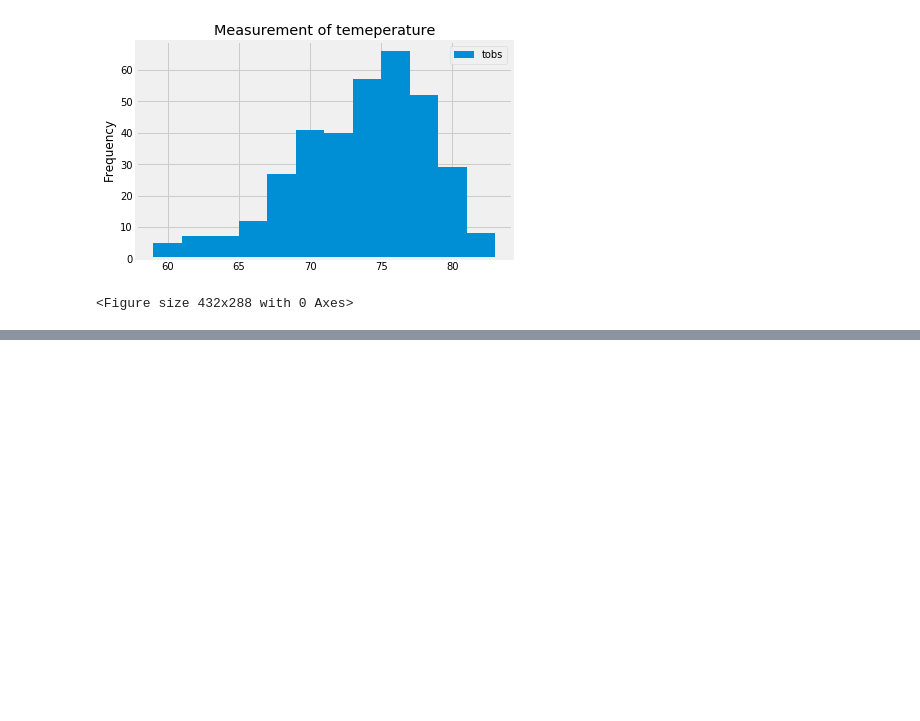
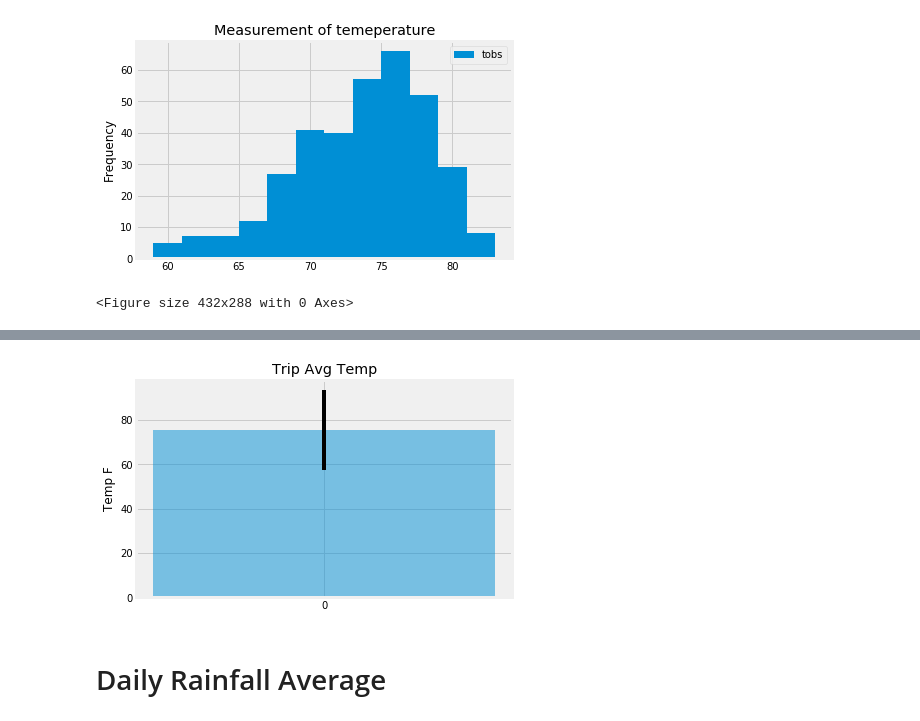
Before and after one commit to sancininea/sqlalchemy-challenge, a Jupyter notebook: climate_starter.ipynb, the cells around one changed output, grey strips where cells are left out. Drawn from its saved outputs; the diff is of its cells as text; code cells hidden in the pictures; blank space fills up the shorter version.

```diff
--- a/climate_starter.ipynb
+++ b/climate_starter.ipynb
@@ -262,9 +446,11 @@ print(calc_temps('2012-02-28', '2012-03-05'))
 # %%
 ###########################################################################################
 #                                                                                         #
-#                                                                                         #
+# Use your previous function `calc_temps` to calculate the tmin, tavg, and tmax           #
+# for your trip using the previous year's data for those same dates.                      #
 #                                                                                         #
 ###########################################################################################
 
-# Use your previous function `calc_temps` to calculate the tmin, tavg, and tmax
-# for your trip using the previous year's data for those same dates.
+resultado = calc_temps('2016-06-01', '2016-07-05')[0]
+
+resultado
@@ -271,12 +463,29 @@ print(calc_temps('2012-02-28', '2012-03-05'))
 # %%
 ###########################################################################################
 #                                                                                         #
-#                                                                                         #
+# Plot the results from your previous query as a bar chart.                               #
+# Use "Trip Avg Temp" as your Title                                                       #
+# Use the average temperature for the y value                                             #
+# Use the peak-to-peak (tmax-tmin) value as the y error bar (yerr)                        #
 #                                                                                         #
 ###########################################################################################
 
-# Plot the results from your previous query as a bar chart.
-# Use "Trip Avg Temp" as your Title
-# Use the average temperature for the y value
-# Use the peak-to-peak (tmax-tmin) value as the y error bar (yerr)
+x_pos = np.arange(1)
+CTEs = [resultado[1]]
+error = [resultado[2]-resultado[0]]
+
+# Build the plot
+fig, ax = plt.subplots()
+ax.bar(x_pos, CTEs,
+       yerr=error,
+       align='center',
+       alpha=0.5,
+       ecolor='black')
+ax.set_ylabel('Temp F')
+ax.set_xticks(x_pos)
+
+ax.set_title('Trip Avg Temp')
+ax.yaxis.grid(True)
+
+plt.show()
 # %% [output]
@@ -285,3 +492,6 @@ print(calc_temps('2012-02-28', '2012-03-05'))
+[figure, added]
+# %% [markdown]
+# Daily Rainfall Average
 # %%
 ###########################################################################################
 #                                                                                         #
```
Also changed, not shown: parts of 17 cells of this notebook, 2 other files.
